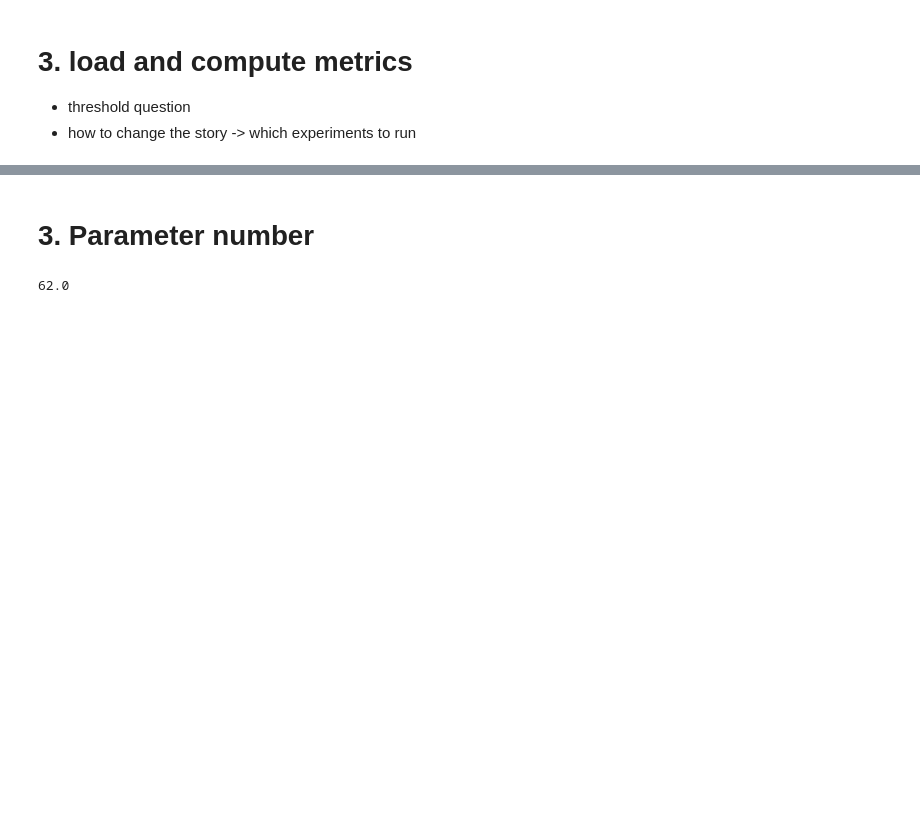
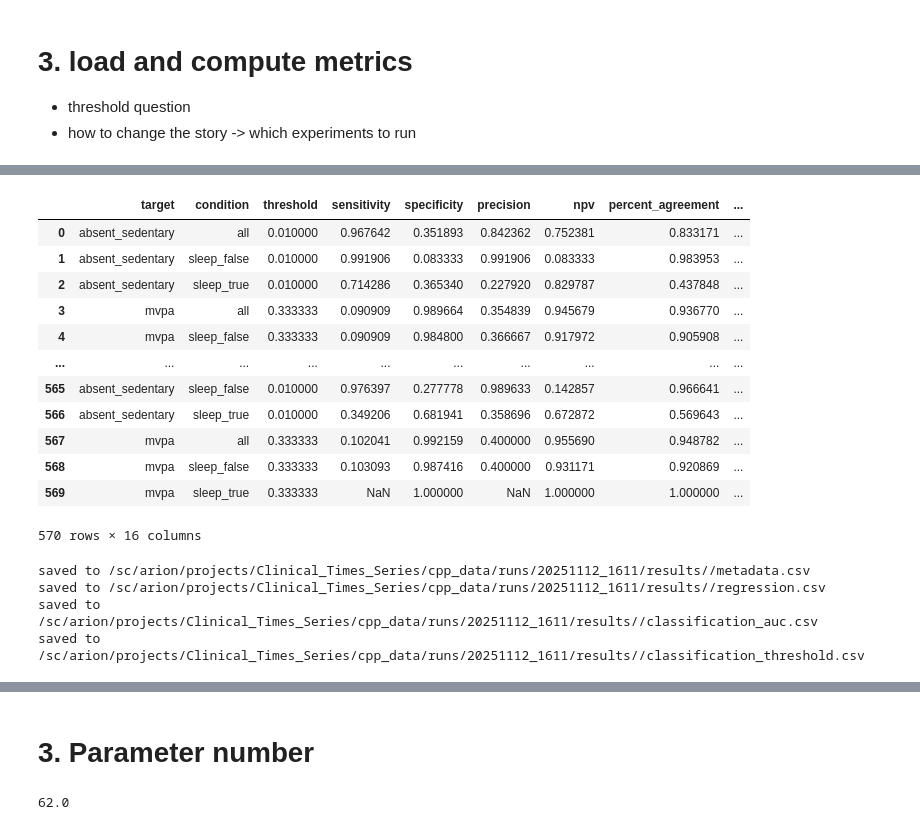
Before and after one commit to Jegmi/cppd-timeseries-forecasting, a Jupyter notebook: revision/1_data_qc.ipynb, the cells around one changed output, grey strips where cells are left out. Drawn from its saved outputs; the diff is of its cells as text; code cells hidden in the pictures; blank space fills up the shorter version.

```diff
--- a/revision/1_data_qc.ipynb
+++ b/revision/1_data_qc.ipynb
@@ -381,0 +288,26 @@ results.to_csv('./results_08_05_2025.csv')
+# %%
+pd.concat(table).reset_index(drop=True)
+# %% [output]
+|  | target | condition | threshold | sensitivity | specificity | precision | npv | percent_agreement | ... |
+| 0 | absent_sedentary | all | 0.010000 | 0.967642 | 0.351893 | 0.842362 | 0.752381 | 0.833171 | ... |
+| 1 | absent_sedentary | sleep_false | 0.010000 | 0.991906 | 0.083333 | 0.991906 | 0.083333 | 0.983953 | ... |
+| 2 | absent_sedentary | sleep_true | 0.010000 | 0.714286 | 0.365340 | 0.227920 | 0.829787 | 0.437848 | ... |
+| 3 | mvpa | all | 0.333333 | 0.090909 | 0.989664 | 0.354839 | 0.945679 | 0.936770 | ... |
+| 4 | mvpa | sleep_false | 0.333333 | 0.090909 | 0.984800 | 0.366667 | 0.917972 | 0.905908 | ... |
+| ... | ... | ... | ... | ... | ... | ... | ... | ... | ... |
+| 565 | absent_sedentary | sleep_false | 0.010000 | 0.976397 | 0.277778 | 0.989633 | 0.142857 | 0.966641 | ... |
+| 566 | absent_sedentary | sleep_true | 0.010000 | 0.349206 | 0.681941 | 0.358696 | 0.672872 | 0.569643 | ... |
+| 567 | mvpa | all | 0.333333 | 0.102041 | 0.992159 | 0.400000 | 0.955690 | 0.948782 | ... |
+| 568 | mvpa | sleep_false | 0.333333 | 0.103093 | 0.987416 | 0.400000 | 0.931171 | 0.920869 | ... |
+| 569 | mvpa | sleep_true | 0.333333 | NaN | 1.000000 | NaN | 1.000000 | 1.000000 | ... |
+570 rows × 16 columns
+# %%
+for name, table in metrics.items():
+    file_name = f'{metrics_path}/{name}.csv'
+    pd.concat(table).reset_index(drop=True).to_csv(file_name, index=False)
+    print('saved to', file_name)
+# %% [output]
+saved to /sc/arion/projects/Clinical_Times_Series/cpp_data/runs/20251112_1611/results//metadata.csv
+saved to /sc/arion/projects/Clinical_Times_Series/cpp_data/runs/20251112_1611/results//regression.csv
+saved to /sc/arion/projects/Clinical_Times_Series/cpp_data/runs/20251112_1611/results//classification_auc.csv
+saved to /sc/arion/projects/Clinical_Times_Series/cpp_data/runs/20251112_1611/results//classification_threshold.csv
```
Also changed, not shown: parts of 9 cells of this notebook, 8 other files.
